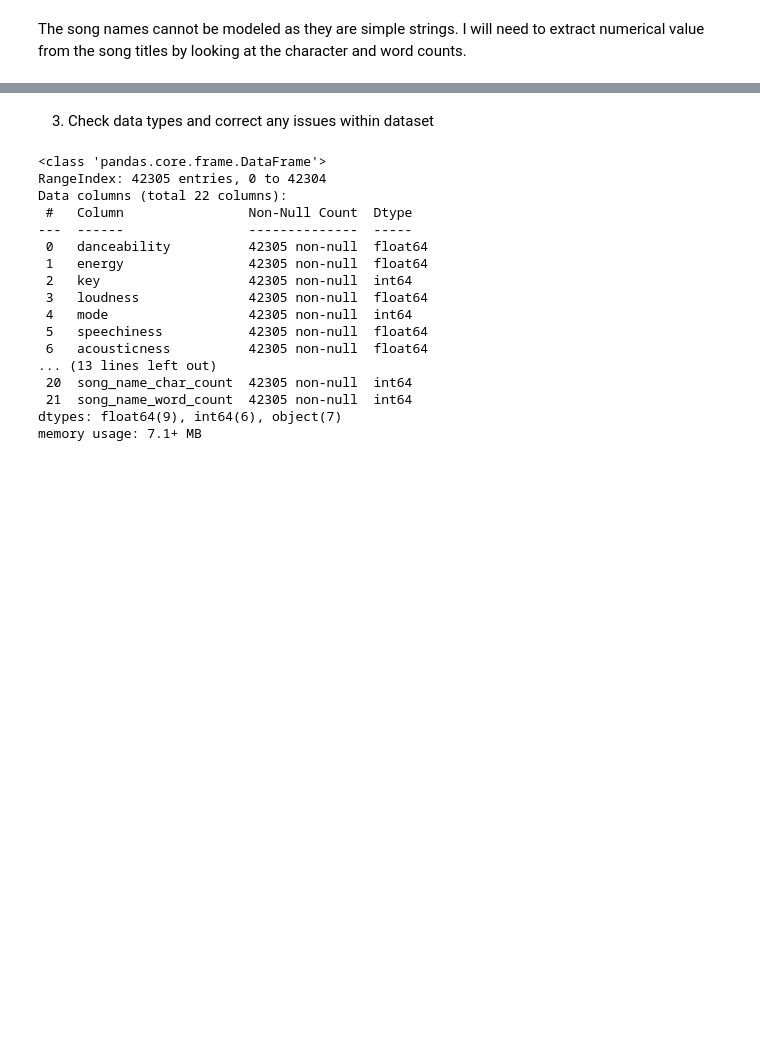
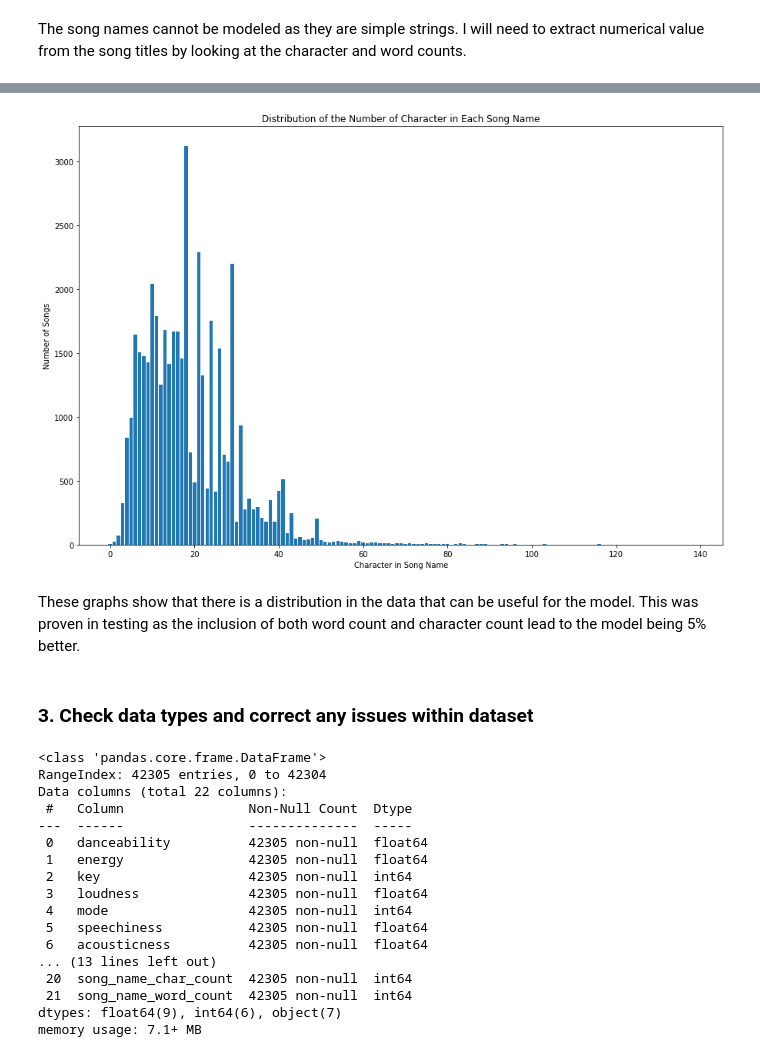
Before and after one commit to mbermont/Spotify_Project, a Jupyter notebook: code/Data_EDA.ipynb, the cells around one changed output, grey strips where cells are left out. Drawn from its saved outputs; the diff is of its cells as text; code cells hidden in the pictures; blank space fills up the shorter version.

```diff
--- a/code/Data_EDA.ipynb
+++ b/code/Data_EDA.ipynb
@@ -111,5 +115,17 @@ plt.bar(height= df.song_name_char_count.value_counts(), x = df.song_name_char_co
+# %%
+plt.figure(figsize=(15,10))
+plt.bar(height= df.song_name_char_count.value_counts(), x = df.song_name_char_count.value_counts().index)
+plt.title('Distribution of the Number of Character in Each Song Name')
+plt.xlabel('Character in Song Name')
+plt.ylabel('Number of Songs')
+plt.savefig('../imgs/char_count.png', bbox_inches= 'tight')
+# %% [output]
+[figure, added]
+# %% [markdown]
+These graphs show that there is a distribution in the data that can be useful for the model.  This was proven in testing
+as the inclusion of both word count and character count lead to the model being 5% better.
 # %% [markdown]
-3. Check data types and correct any issues within dataset
+### 3. Check data types and correct any issues within dataset
 # %%
 df.info()
 # %% [output]
```
Also changed, not shown: parts of 89 cells of this notebook, 7 other files.
